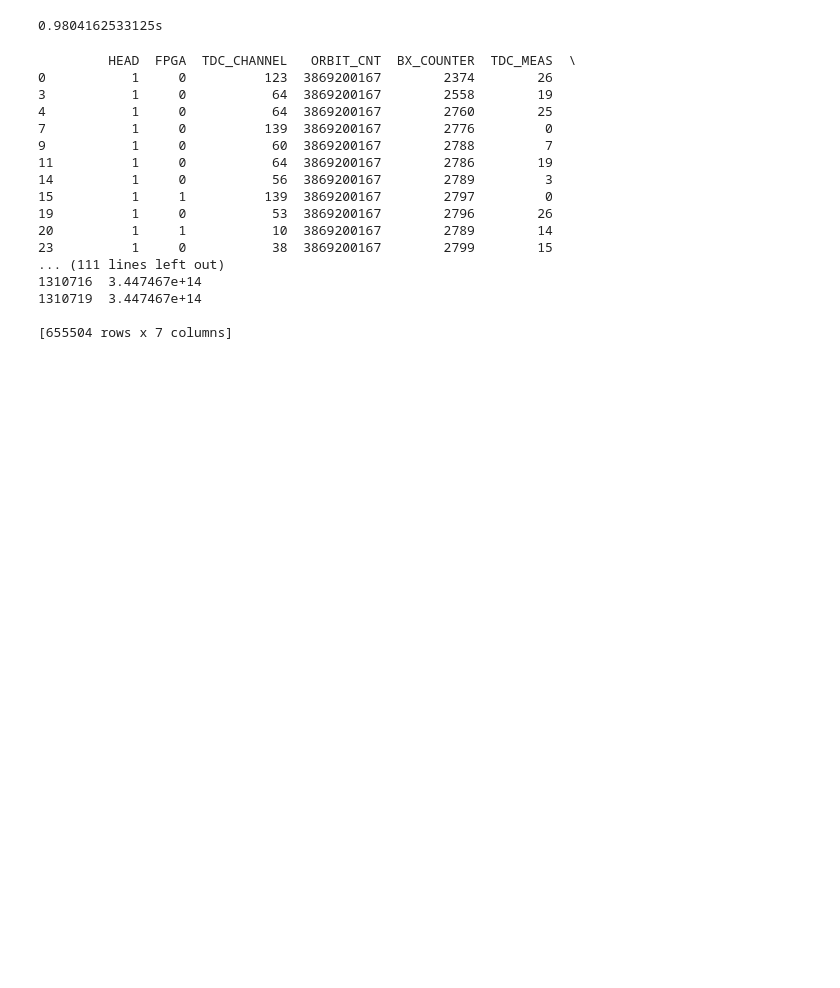
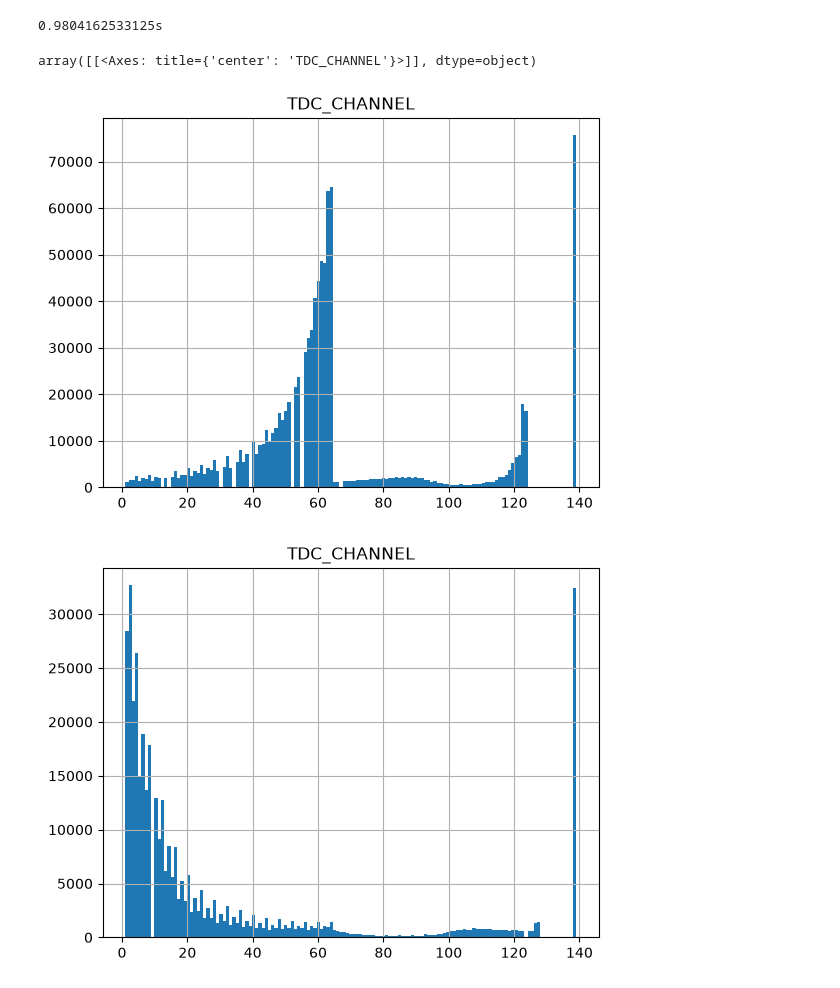
Before and after one commit to garelliloris/LaboratoryOfComputationalPhysics_Y9, a Jupyter notebook: 06ex_Pandas.ipynb, the cells around one changed output. Cells and saved outputs as stored; diff of their text form; code cells hidden in the pictures; blank space fills up the shorter version.

```diff
--- a/06ex_Pandas.ipynb
+++ b/06ex_Pandas.ipynb
@@ -64,22 +80,11 @@ df['abs_t']=abs_t
 df['HEAD']=np.random.randint(0,2,size=len(df))
 #EX 6
 df1=df[df['HEAD']==1]
-print (df1)
-# %% [output]
-         HEAD  FPGA  TDC_CHANNEL   ORBIT_CNT  BX_COUNTER  TDC_MEAS  \
-0           1     0          123  3869200167        2374        26
-3           1     0           64  3869200167        2558        19
-4           1     0           64  3869200167        2760        25
-7           1     0          139  3869200167        2776         0
-9           1     0           60  3869200167        2788         7
-11          1     0           64  3869200167        2786        19
-14          1     0           56  3869200167        2789         3
-15          1     1          139  3869200167        2797         0
-19          1     0           53  3869200167        2796        26
-20          1     1           10  3869200167        2789        14
-23          1     0           38  3869200167        2799        15
-... (111 lines left out)
-1310716  3.447467e+14
-1310719  3.447467e+14
-
-[655504 rows x 7 columns]
+# %%
+#EX 7
+df[df['FPGA']==0].hist('TDC_CHANNEL', bins=max(df['TDC_CHANNEL']))
+df[df['FPGA']==1].hist('TDC_CHANNEL', bins=max(df['TDC_CHANNEL']))
+# %% [output]
+array([[<Axes: title={'center': 'TDC_CHANNEL'}>]], dtype=object)
+[figure, added]
+[figure, added]
```
Also changed, not shown: parts of 2 cells of this notebook, 2 other files.
